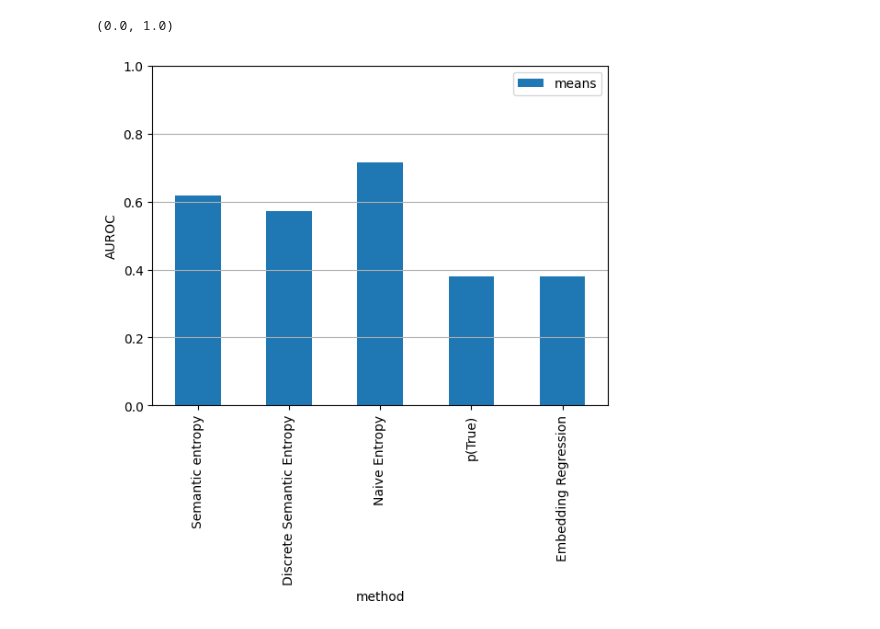
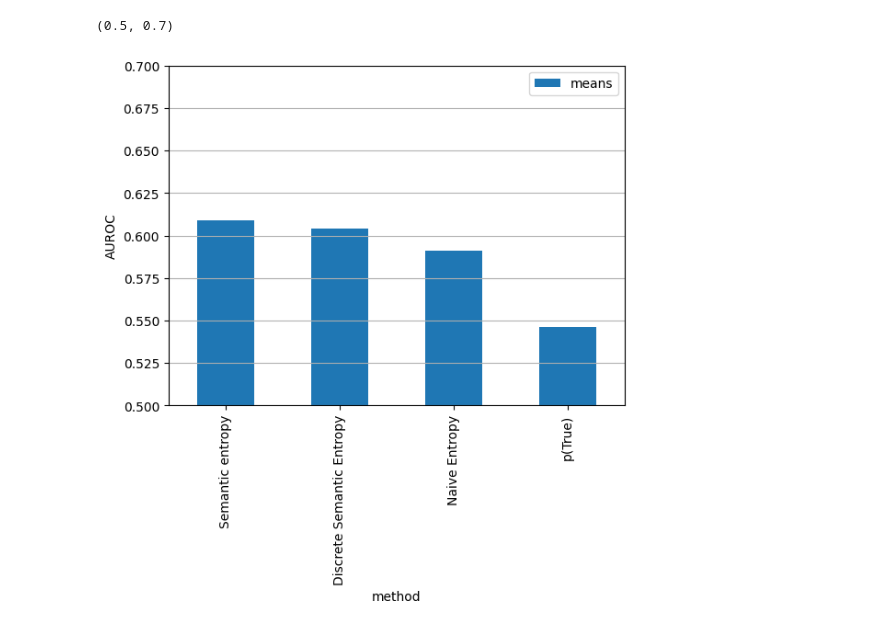
Before and after one commit to Cookieser/MLLM-Uncertainty, a Jupyter notebook: notebooks/example_evaluation.ipynb, the cells around one changed output. Drawn from its saved outputs; the diff is of its cells as text; code cells hidden in the pictures.

```diff
--- a/notebooks/example_evaluation.ipynb
+++ b/notebooks/example_evaluation.ipynb
@@ -2,7 +2,8 @@
 # Fill in the wandb_id assigned to your demo run!
 
 #wandb_id = 'molv6au8'
-wandb_id = '1c0e8ywk'
+#wandb_id = '1c0e8ywk'
+wandb_id = 'geyksq4j'# 130 无 transform
 if wandb_id == 'YOUR_ID':
     raise ValueError('Need to provide wandb_id of demo run!')
 # %%
@@ -38,12 +39,44 @@ def get_uncertainty_df(metrics):
             mean = metrics['uncertainty'][method][metric]['mean']
             data.append([method, metric, mean])
     df = pd.DataFrame(data, columns=['method', 'metric', 'means'])
-    main_methods = ['semantic_entropy', 'cluster_assignment_entropy', 'regular_entropy', 'p_false', 'p_ik']
+    main_methods = ['semantic_entropy', 'cluster_assignment_entropy', 'regular_entropy', 'p_false']
     df = df.set_index('method').loc[main_methods].reset_index()
-    main_names = ['Semantic entropy', 'Discrete Semantic Entropy', 'Naive Entropy', 'p(True)', 'Embedding Regression']
+    main_names = ['Semantic entropy', 'Discrete Semantic Entropy', 'Naive Entropy', 'p(True)']
     conversion = dict(zip(main_methods, main_names))
     df['method'] = df.method.map(lambda x: conversion[x])
     return df
 # %%
 results = restore_file(wandb_id)
 unc_df = get_uncertainty_df(results)
+# %%
+import matplotlib.pyplot as plt
+
+# 设置 metric 值
+metric = 'AUROC'
+plt.figure(figsize=(12, 6))  # 增加图表宽度
+# 绘制柱状图
+ax = unc_df.set_index('metric').loc[metric].plot.bar(
+    x='method', y='means', color='skyblue', legend=False, width=0.6
+)
+
+# 设置 Y 轴标签
+ax.set_ylabel(metric)
+
+# 设置 X 轴标签和旋转
+ax.set_xlabel('Method')
+ax.tick_params(axis='x', rotation=0, labelsize=8)
+
+# 添加网格线
+ax.grid(axis='y', linestyle='--', alpha=0.7)
+
+# 设置 Y 轴范围
+ax.set_ylim(0.5, 0.7)
+
+# 添加标题
+plt.title("130 Sample")
+
+# 优化布局
+plt.tight_layout()
+
+# 显示图表
+plt.show()
@@ -50,9 +86,9 @@ unc_df = get_uncertainty_df(results)
 # %%
 metric = 'AUROC'
 unc_df.set_index('metric').loc[metric].plot.bar(x='method', y='means')
 plt.gca().set_ylabel(metric)
 plt.gca().grid(axis='y')
-plt.gca().set_ylim(0, 1)
+plt.gca().set_ylim(0.5, 0.7)
 # %% [output]
-(0.0, 1.0)
+(0.5, 0.7)
-[figure, old version]
+[figure, new version]
```
Also changed, not shown: parts of 1 cell of this notebook, 10 other files.
